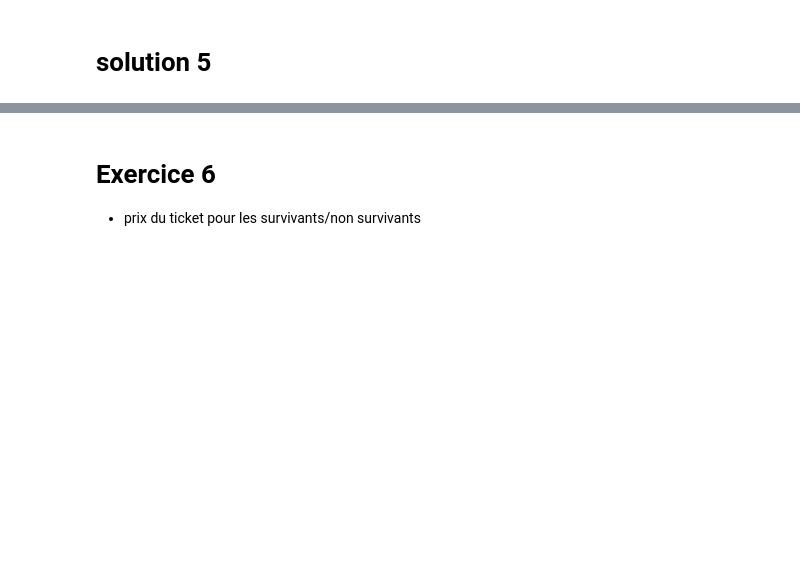
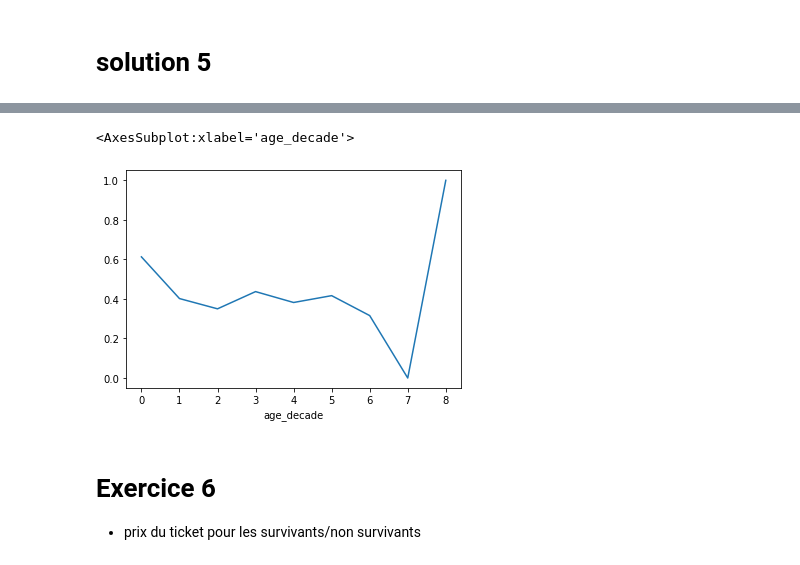
Before and after one commit to crnl-lab/formation_python_crnl_2022, a Jupyter notebook: notebooks/pandas_exo.ipynb, the cells around one changed output, grey strips where cells are left out. Saved outputs shown, nothing was run; the diff lists cells and outputs as text; code cells hidden in the pictures; blank space fills up the shorter version.

```diff
--- a/notebooks/pandas_exo.ipynb
+++ b/notebooks/pandas_exo.ipynb
@@ -91,3 +260,6 @@ the definitions do not support such relations.
  * taux de survie par tranche d'age
 # %% [markdown]
 # solution 5
+# %%
+passenger['age_decade'] = passenger['Age']//10
+passenger.head()
@@ -94,3 +301,8 @@ the definitions do not support such relations.
+# %%
+passenger.groupby('age_decade')['Survived'].mean().plot()
+# %% [output]
+<AxesSubplot:xlabel='age_decade'>
+[figure, added]
 # %% [markdown]
 # Exercice 6
 
```
Also changed, not shown: parts of 24 cells of this notebook, 3 other files.
